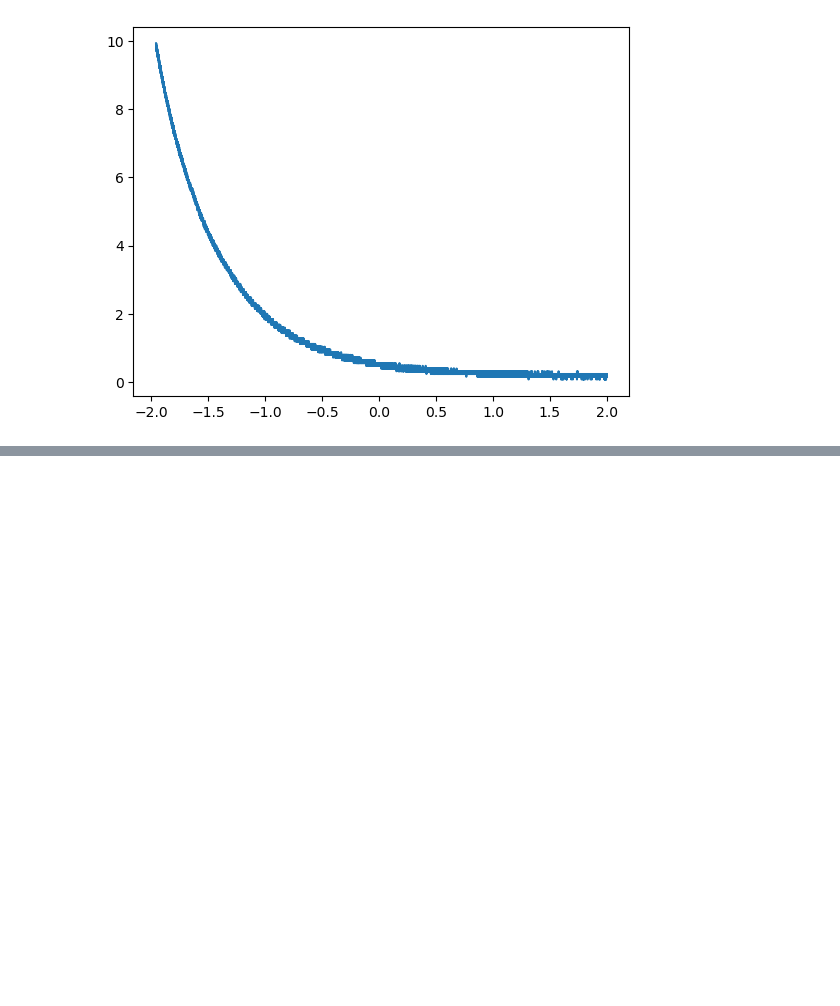
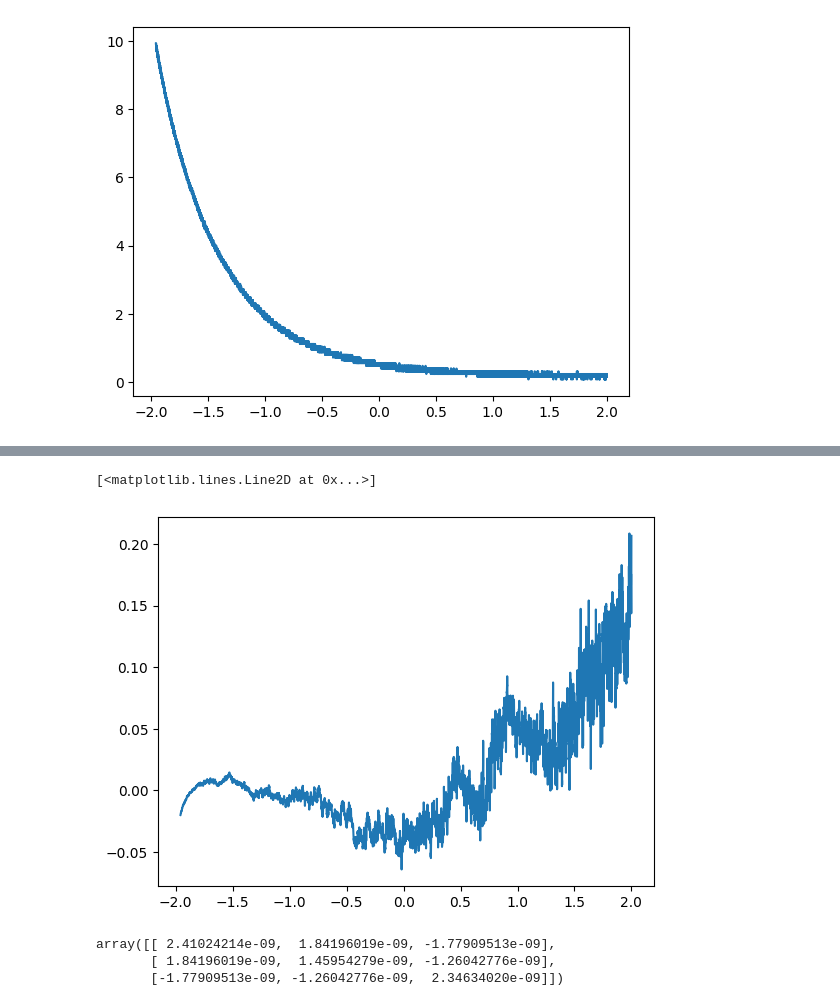
Before and after one commit to xingyzt/5bl, a Jupyter notebook: lab9/1a.ipynb, the cells around one changed output, grey strips where cells are left out. Saved outputs shown, nothing was run; the diff lists cells and outputs as text; code cells hidden in the pictures; blank space fills up the shorter version.

```diff
--- a/lab9/1a.ipynb
+++ b/lab9/1a.ipynb
@@ -89,0 +108,15 @@ plt.plot(t, model(t, A_model, RC_model, z_model))
+# %%
+plt.plot(t, residual / ch2)
+# %% [output]
+[<matplotlib.lines.Line2D at 0x...>]
+[figure, added]
+# %%
+t_truncated = t[t>-1.5]
+ch2_truncated = ch2[t>-1.5]
+model_truncated = lambda t_truncated, A, RC, z: A * np.exp(-t_truncated/RC) + z
+[A_model_truncated, RC_model_truncated, z_model_truncated], cov_truncated = sp.optimize.curve_fit(model_truncated, t_truncated, ch2_truncated)
+cov_truncated
+# %% [output]
+array([[ 2.41024214e-09,  1.84196019e-09, -1.77909513e-09],
+       [ 1.84196019e-09,  1.45954279e-09, -1.26042776e-09],
+       [-1.77909513e-09, -1.26042776e-09,  2.34634020e-09]])
```
Also changed, not shown: parts of 10 cells of this notebook, 3 other files.
